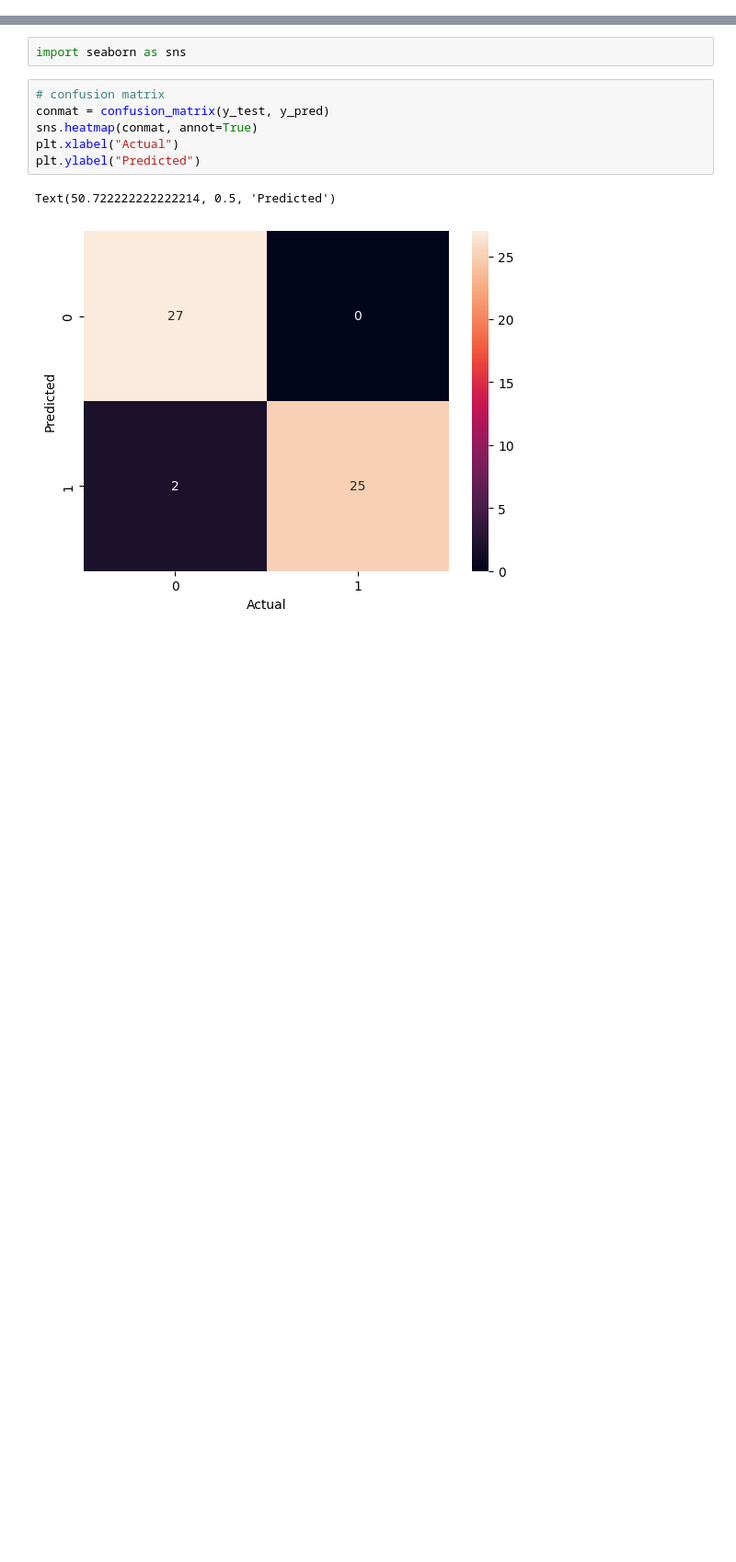
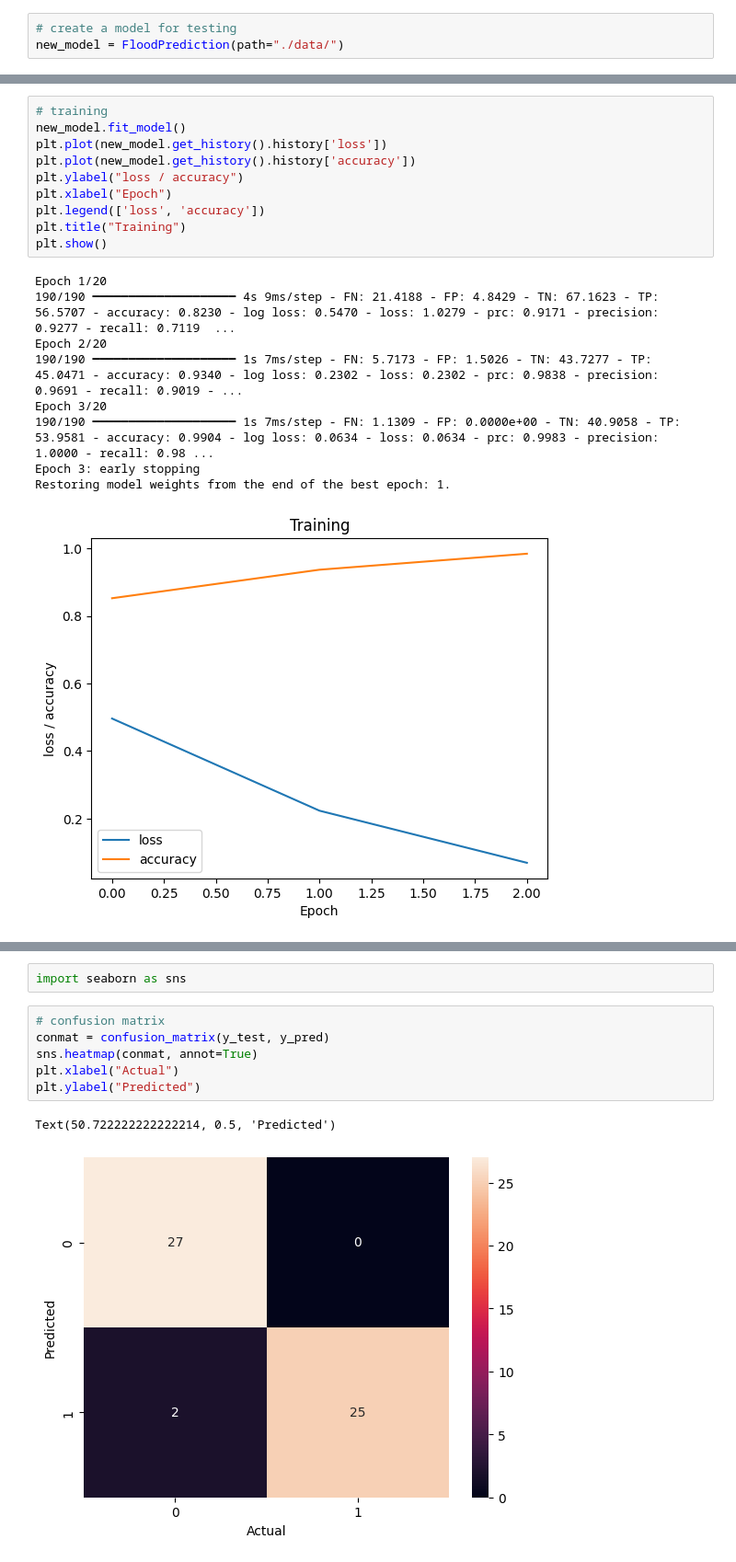
Before and after one commit to gav427/flood-prediction, a Jupyter notebook: model.ipynb, the cells around one changed output, grey strips where cells are left out. Shown at 92% size. Cells and saved outputs as stored; diff of their text form; blank space fills up the shorter version.

Commit message:
model.ipynb: updated jupyter notebook file

```diff
--- a/model.ipynb
+++ b/model.ipynb
@@ -322,0 +8,3 @@ weighted avg       0.97      0.96      0.96        54
+# %%
+# create a model for testing
+new_model = FloodPrediction(path="./data/")
@@ -322,0 +95,20 @@ weighted avg       0.97      0.96      0.96        54
+# %%
+# training
+new_model.fit_model()
+plt.plot(new_model.get_history().history['loss'])
+plt.plot(new_model.get_history().history['accuracy'])
+plt.ylabel("loss / accuracy")
+plt.xlabel("Epoch")
+plt.legend(['loss', 'accuracy'])
+plt.title("Training")
+plt.show()
+# %% [output]
+Epoch 1/20
+190/190 ━━━━━━━━━━━━━━━━━━━━ 4s 9ms/step - FN: 21.4188 - FP: 4.8429 - TN: 67.1623 - TP: 56.5707 - accuracy: 0.8230 - log loss: 0.5470 - loss: 1.0279 - prc: 0.9171 - precision: 0.9277 - recall: 0.7119  ...
+Epoch 2/20
+190/190 ━━━━━━━━━━━━━━━━━━━━ 1s 7ms/step - FN: 5.7173 - FP: 1.5026 - TN: 43.7277 - TP: 45.0471 - accuracy: 0.9340 - log loss: 0.2302 - loss: 0.2302 - prc: 0.9838 - precision: 0.9691 - recall: 0.9019 - ...
+Epoch 3/20
+190/190 ━━━━━━━━━━━━━━━━━━━━ 1s 7ms/step - FN: 1.1309 - FP: 0.0000e+00 - TN: 40.9058 - TP: 53.9581 - accuracy: 0.9904 - log loss: 0.0634 - loss: 0.0634 - prc: 0.9983 - precision: 1.0000 - recall: 0.98 ...
+Epoch 3: early stopping
+Restoring model weights from the end of the best epoch: 1.
+[figure, added]
```
Also changed, not shown: parts of 55 cells of this notebook.
